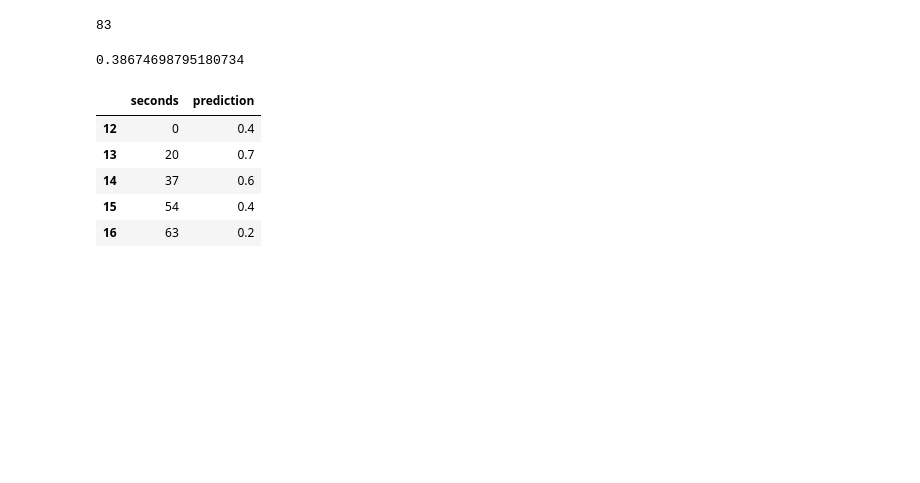
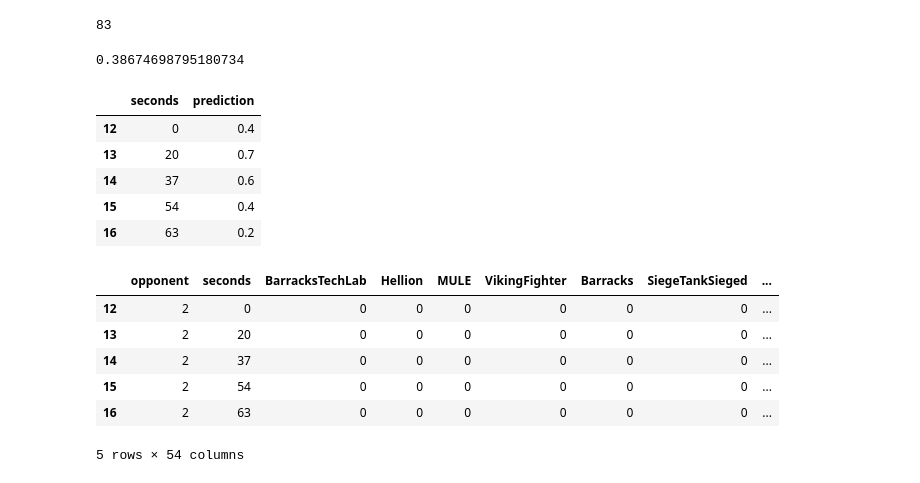
Before and after one commit to maxned/Bot-the-Builder, a Jupyter notebook: JosueFiles/KNN_Notebook.ipynb, the cells around one changed output. Cells and saved outputs as stored; diff of their text form; code cells hidden in the pictures; blank space fills up the shorter version.

```diff
--- a/JosueFiles/KNN_Notebook.ipynb
+++ b/JosueFiles/KNN_Notebook.ipynb
@@ -140,0 +175,10 @@ toplot.to_csv('forMatt.csv', index=False, header=False)
+# %%
+game_data.head()
+# %% [output]
+|  | opponent | seconds | BarracksTechLab | Hellion | MULE | VikingFighter | Barracks | SiegeTankSieged | ... |
+| 12 | 2 | 0 | 0 | 0 | 0 | 0 | 0 | 0 | ... |
+| 13 | 2 | 20 | 0 | 0 | 0 | 0 | 0 | 0 | ... |
+| 14 | 2 | 37 | 0 | 0 | 0 | 0 | 0 | 0 | ... |
+| 15 | 2 | 54 | 0 | 0 | 0 | 0 | 0 | 0 | ... |
+| 16 | 2 | 63 | 0 | 0 | 0 | 0 | 0 | 0 | ... |
+5 rows × 54 columns
```
Also changed, not shown: parts of 6 cells of this notebook, 8 other files.
